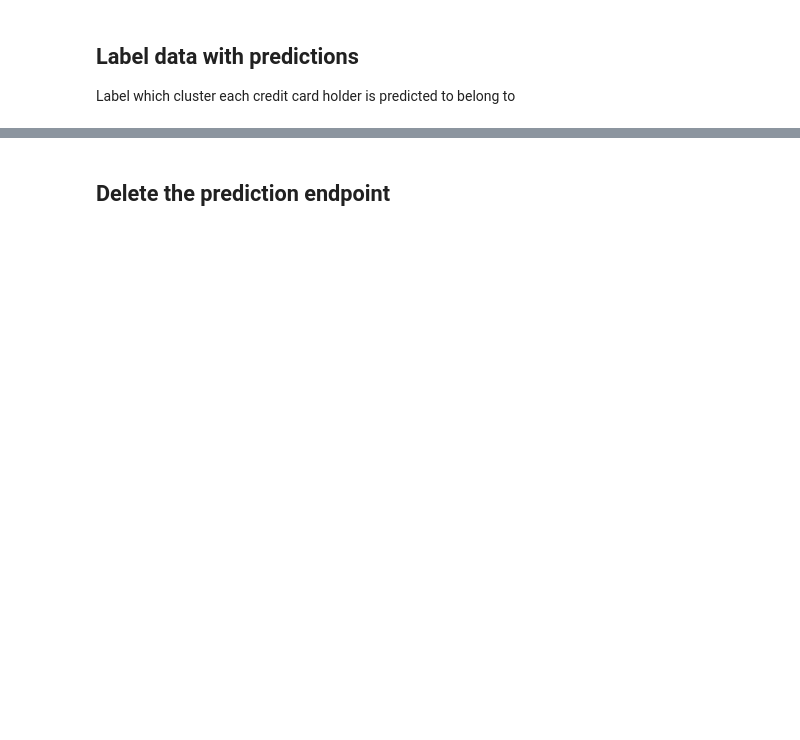
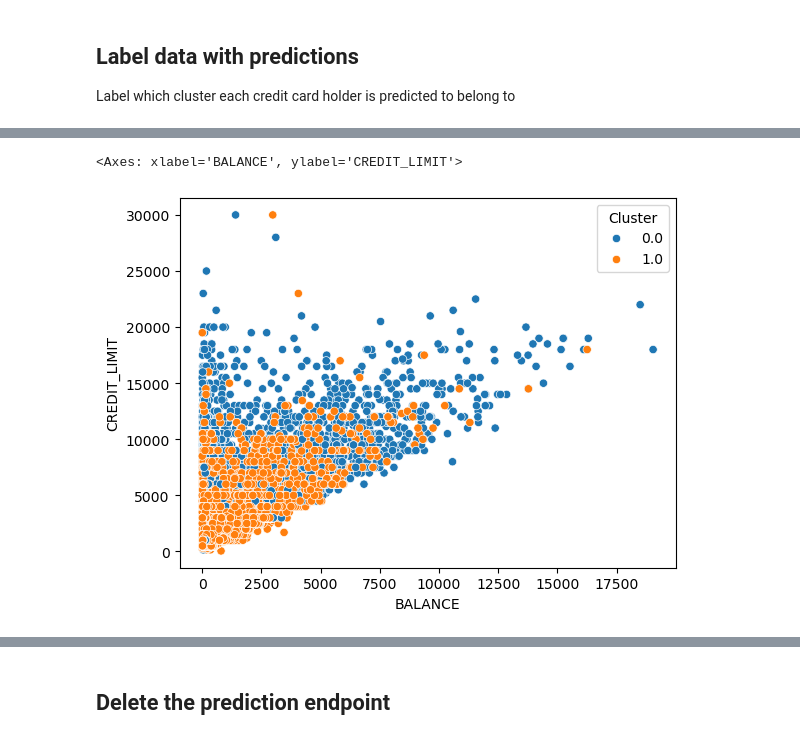
Before and after one commit to chrispoole70/credit-card-behavior-analysis, a Jupyter notebook: credit-card-behavior-analysis.ipynb, the cells around one changed output, grey strips where cells are left out. Drawn from its saved outputs; the diff is of its cells as text; code cells hidden in the pictures; blank space fills up the shorter version.

```diff
--- a/credit-card-behavior-analysis.ipynb
+++ b/credit-card-behavior-analysis.ipynb
@@ -303,0 +318,5 @@ sns.scatterplot(data=predictions_df, x='BALANCE', y='PURCHASES', hue='Cluster')
+# %%
+sns.scatterplot(data=predictions_df, x='BALANCE', y='CREDIT_LIMIT', hue='Cluster')
+# %% [output]
+<Axes: xlabel='BALANCE', ylabel='CREDIT_LIMIT'>
+[figure, added]
```
Also changed, not shown: parts of 31 cells of this notebook.
